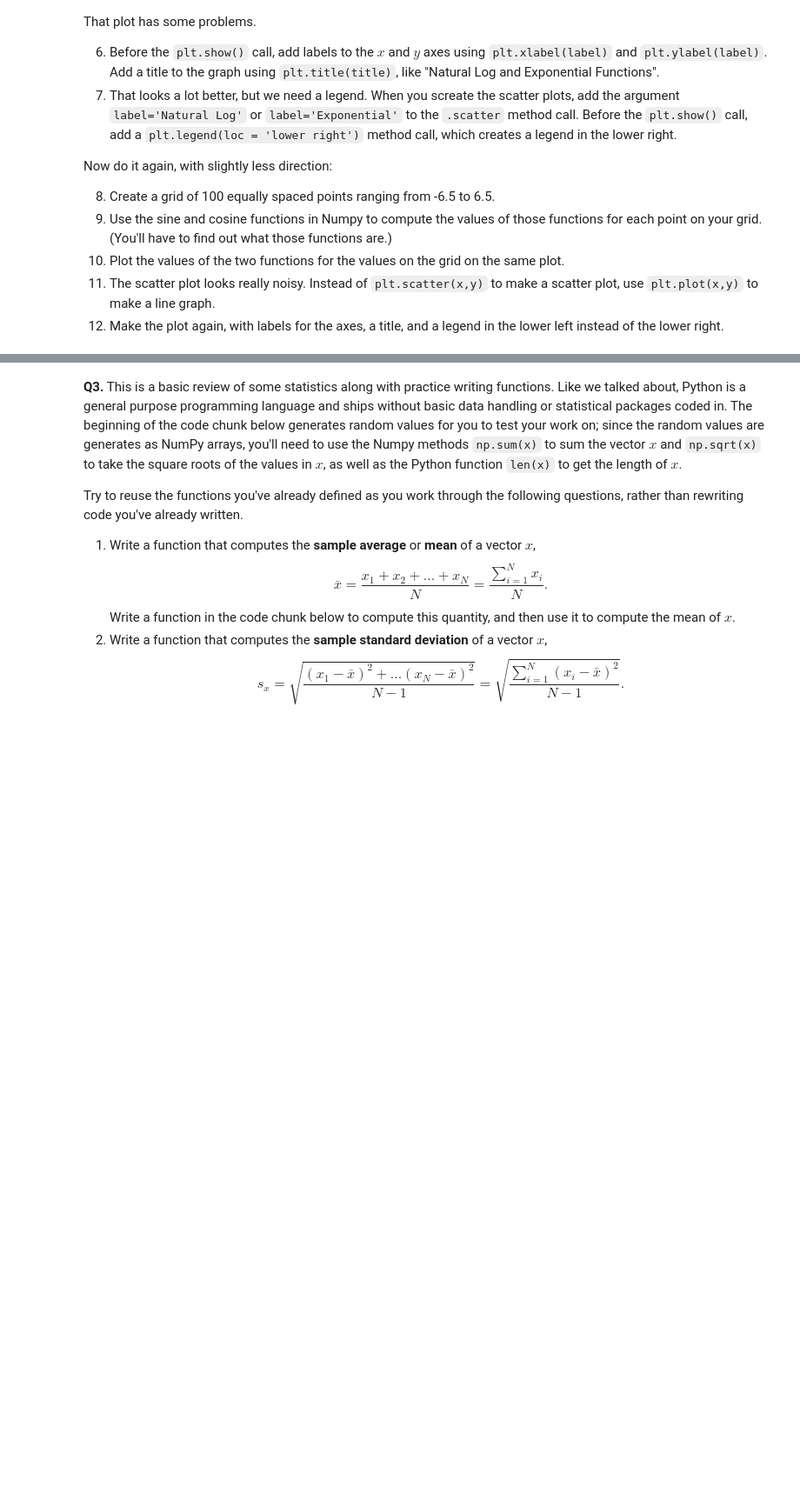
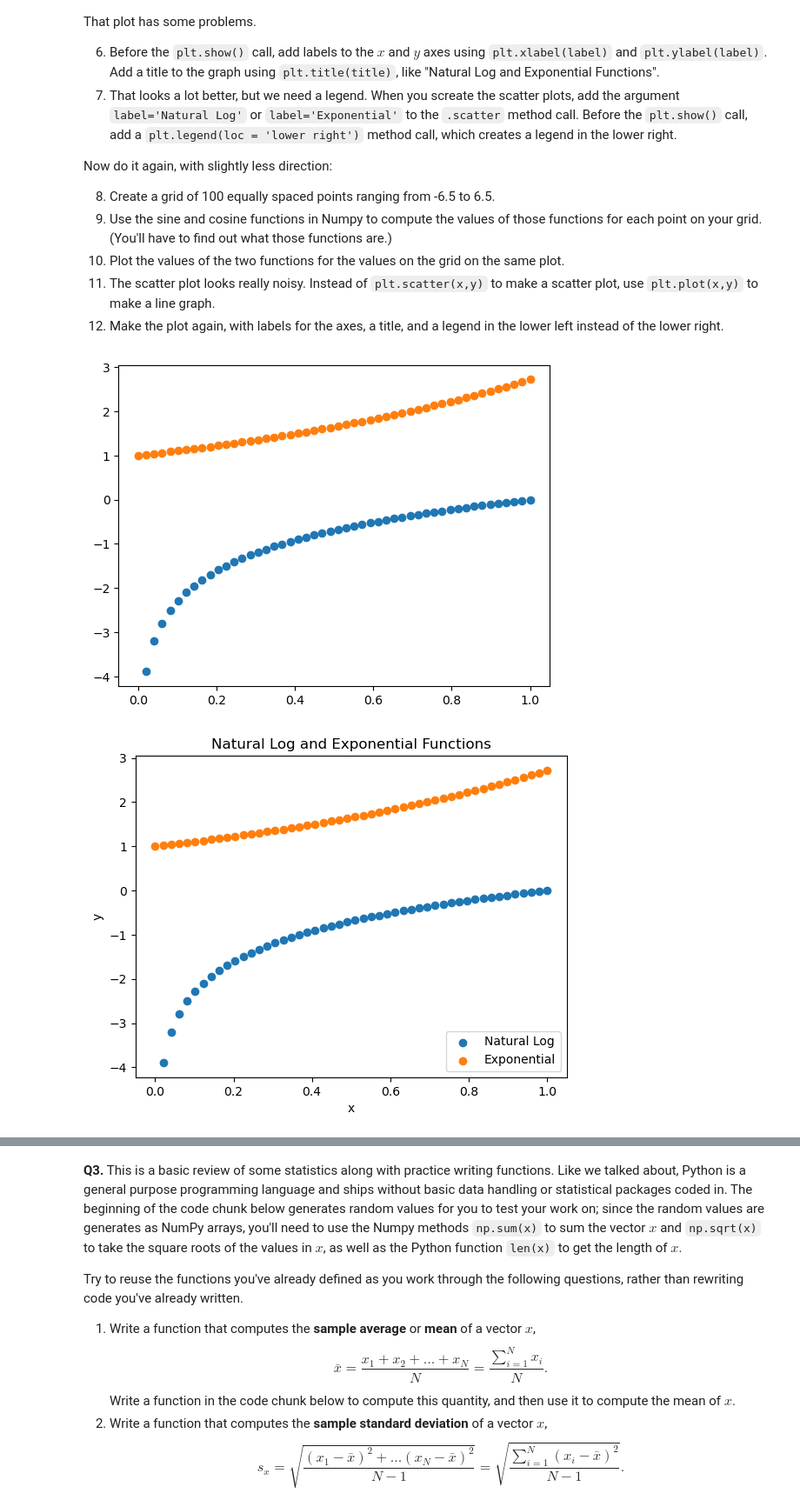
Before and after one commit to UVA-DS-CP/DS3001-SP26, a Jupyter notebook: programming/assignment/assignment_programming.ipynb, the cells around one changed output, grey strips where cells are left out. Shown at 87% size. Cells and saved outputs as stored; diff of their text form; code cells hidden in the pictures; blank space fills up the shorter version.

```diff
--- a/programming/assignment/assignment_programming.ipynb
+++ b/programming/assignment/assignment_programming.ipynb
@@ -35,4 +40,55 @@ Now do it again, with slightly less direction:
 # %%
 import numpy as np
 import matplotlib.pyplot as plt
 #Updated here
+
+# Parts 1 to 4
+x = np.linspace(0,1,50)
+y = np.log(x)
+z = np.exp(x)
+plt.scatter(x,y)
+plt.scatter(x,z)
+plt.show()
+
+# Parts 6, 7
+x = np.linspace(0,1,50)
+y = np.log(x)
+z = np.exp(x)
+plt.scatter(x,y, label ='Natural Log')
+plt.scatter(x,z, label='Exponential')
+plt.xlabel("x")
+plt.ylabel("y")
+plt.legend(loc='lower right')
+plt.title('Natural Log and Exponential Functions')
+plt.show()
+
+# Parts 8, 9
+x = np.linspace(-6.5,6.5,100)
+y = np.sin(x)
+z = np.cos(x)
+plt.scatter(x,y)
+plt.scatter(x,z)
+plt.show()
+
+# Part 11
+x = np.linspace(-6.5,6.5,100)
+y = np.sin(x)
+z = np.cos(x)
+plt.plot(x,y, label ='sin')
+plt.plot(x,z, label='cos')
+plt.show()
+
+# Part 12
+x = np.linspace(-6.5,6.5,100)
+y = np.sin(x)
+z = np.cos(x)
+plt.plot(x,y, label ='sin')
+plt.plot(x,z, label='cos')
+plt.xlabel("x")
+plt.ylabel("y")
+plt.legend(loc='lower left')
+plt.title('sin and cos')
+plt.show()
+# %% [output]
+[figure, added]
+[figure, added]
```
Also changed, not shown: parts of 5 cells of this notebook.
